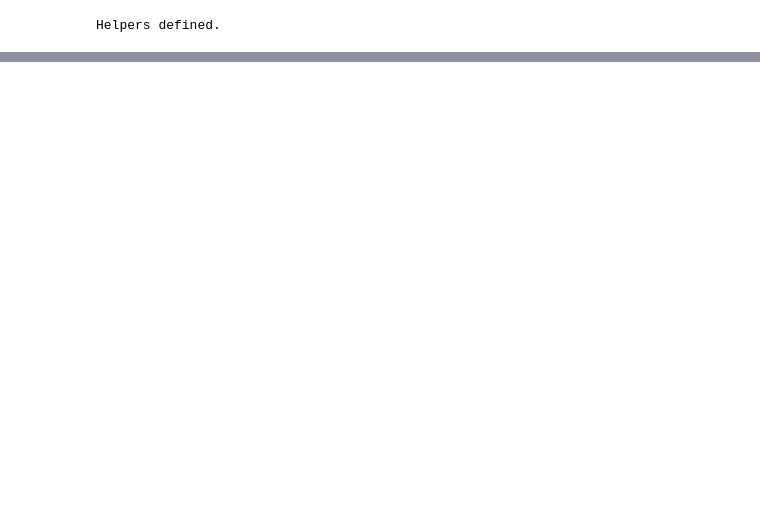
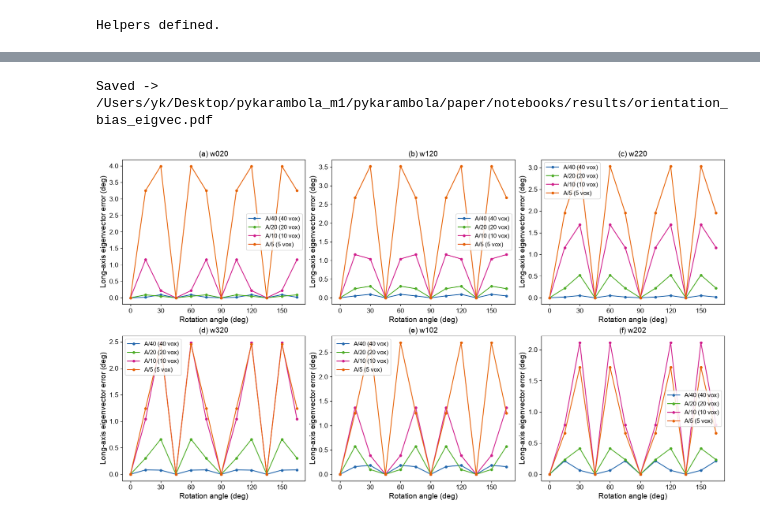
Before and after one commit to Ishihara-SynthMorph/pykarambola, a Jupyter notebook: paper/notebooks/orientation_bias.ipynb, the cells around one changed output, grey strips where cells are left out. Cells and saved outputs as stored; diff of their text form; code cells hidden in the pictures; blank space fills up the shorter version.

```diff
--- a/paper/notebooks/orientation_bias.ipynb
+++ b/paper/notebooks/orientation_bias.ipynb
@@ -115,0 +305,22 @@ Fine-resolution reference  (vox=0.1 μm, 100 vox along A)
+# %%
+# ── Scalar convergence vs. resolution (angle = 0) ────────────────────────────
+# Demonstrates asymptotic convergence of scalar Minkowski functionals with no
+# orientation-dependent component.  Contrast with tensor beta spread in the
+# final figure.
+vox_for_conv = sorted([A/n for n in (5, 8, 10, 15, 20, 30, 40)], reverse=True)
+
+conv_rows = []
+for vox in vox_for_conv:
+    mask = make_ellipsoid_mask(A, B, C, vox, angle_deg=0)
+    vals = measure_all(mask, vox, angle_deg=0)
+    row  = {'vox': vox, 'vox_per_A': round(A/vox, 1)}
+    for sc in ('w000', 'w100', 'w200', 'w300'):
+        ref = FINE_SCALARS[sc]
+        row[f'{sc}_err'] = 100*abs(vals[sc] - ref) / abs(ref) if abs(ref) > 1e-12 else np.nan
+    conv_rows.append(row)
+    print(f'  vox=A/{int(A/vox):d}  done')
+
+DF_CONV = pd.DataFrame(conv_rows)
+print('\nScalar relative errors (%) vs. voxels per A:')
+cols = ['vox_per_A'] + [f'{sc}_err' for sc in ('w000','w100','w200','w300')]
+print(DF_CONV[cols].to_string(index=False, float_format='{:.3f}'.format))
@@ -219,0 +438,23 @@ Saved → /Users/yk/Desktop/pykarambola_m1/pykarambola/paper/notebooks/results/o
+# %%
+# ── Figure: long-axis eigenvector error vs. rotation angle ───────────────────
+fig2, axes2 = plt.subplots(2, 3, figsize=(16, 9), constrained_layout=True)
+
+for idx, name in enumerate(RANK2):
+    ax = axes2.flat[idx]
+    for vox, col, lbl in zip(VOXEL_SIZES, VOX_COLORS, VOX_LABELS):
+        sub = DF[DF['voxel_size'] == vox].sort_values('angle_deg')
+        ax.plot(sub['angle_deg'], sub[f'{name}_aerr'],
+                'o-', ms=4, lw=1.5, color=col, label=lbl)
+    ax.set_title(f'({chr(97+idx)}) {name}')
+    ax.set_xlabel('Rotation angle (deg)')
+    ax.set_ylabel('Long-axis eigenvector error (deg)')
+    ax.set_xticks(ANGLES[::2])
+    ax.legend(loc='best', framealpha=0.85)
+
+save_path = os.path.join(RESULTS_DIR, 'orientation_bias_eigvec.pdf')
+plt.savefig(save_path, dpi=150, bbox_inches='tight')
+print(f'Saved -> {save_path}')
+plt.show()
+# %% [output]
+Saved -> /Users/yk/Desktop/pykarambola_m1/pykarambola/paper/notebooks/results/orientation_bias_eigvec.pdf
+[figure, added]
```
Also changed, not shown: parts of 11 cells of this notebook, 3 other files.
